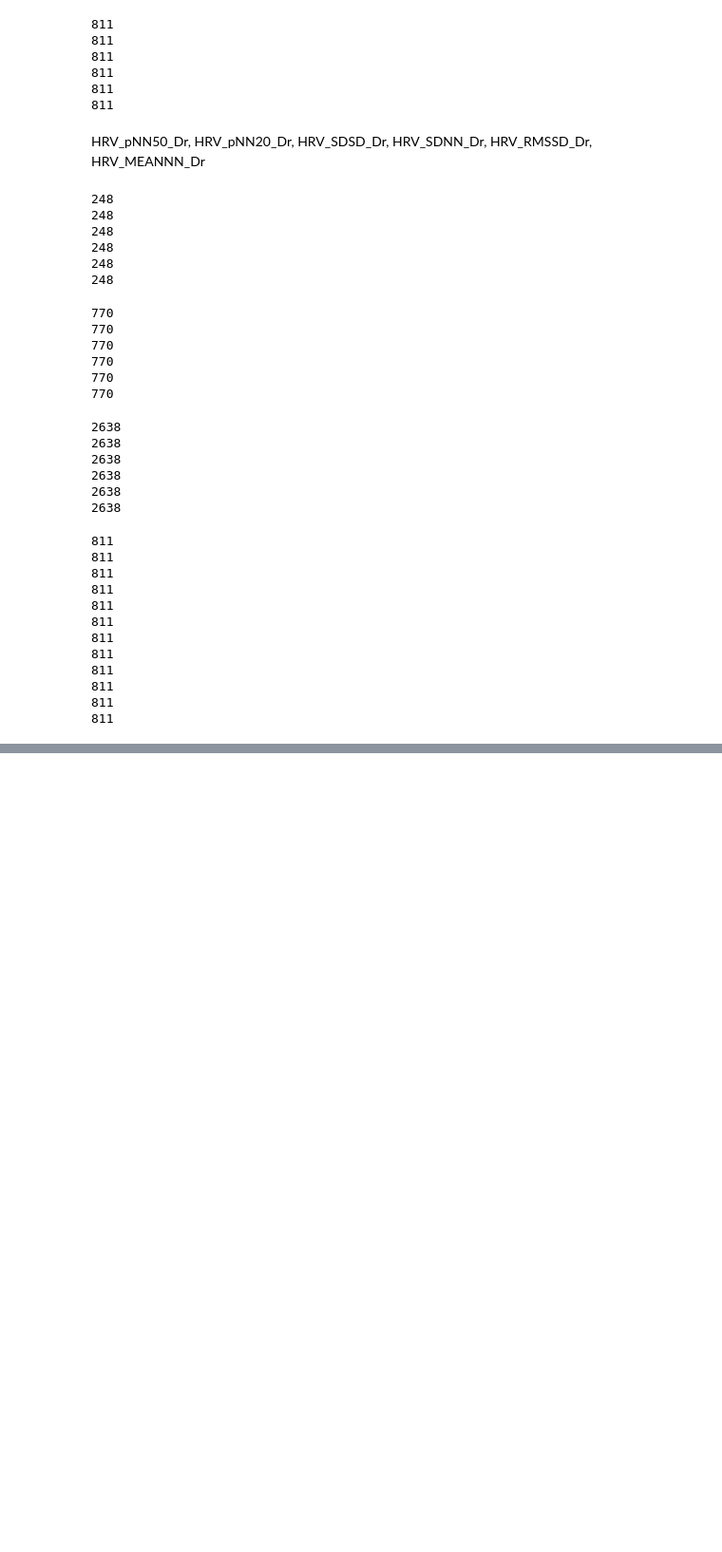
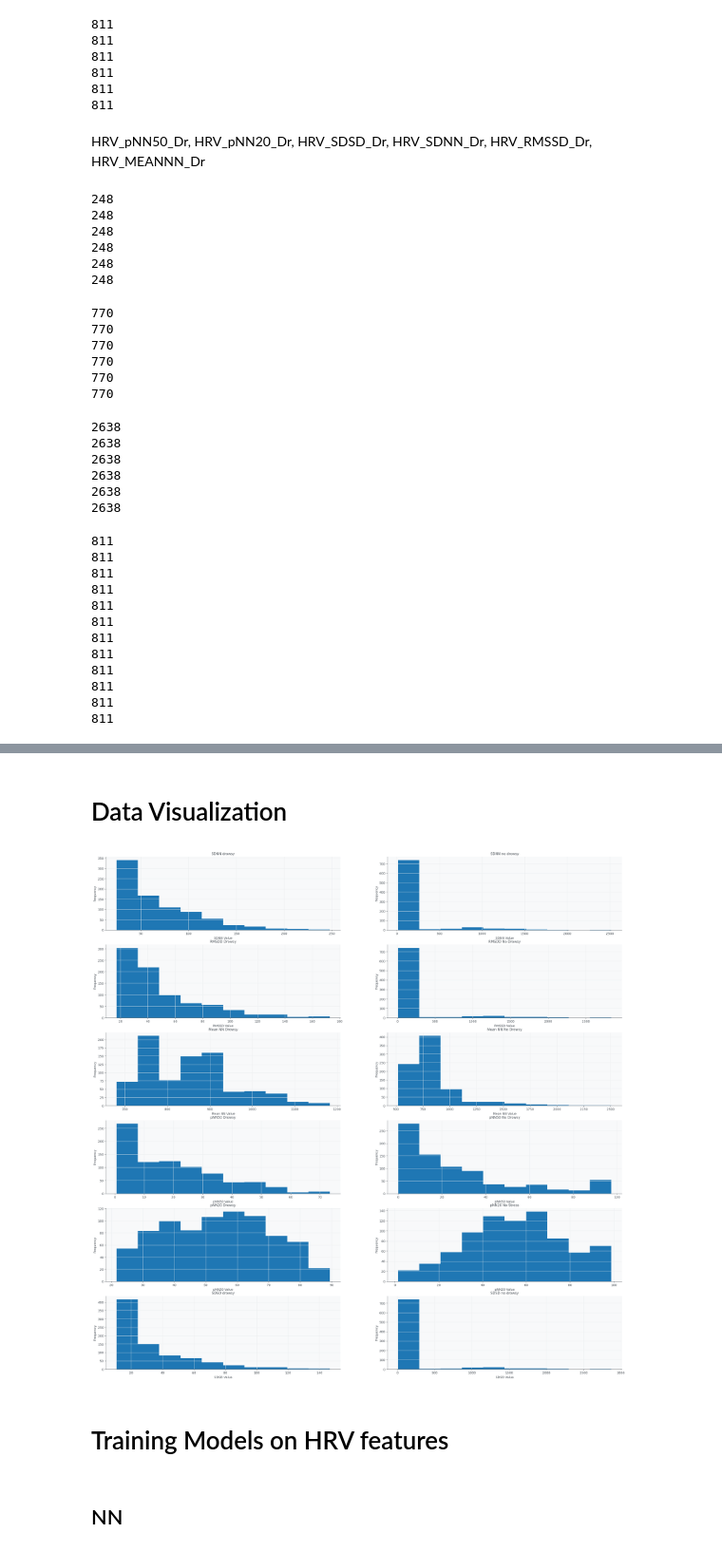
Before and after one commit to ibayoumi/SDP, a Jupyter notebook: drowsiness_model.ipynb, the cells around one changed output, grey strips where cells are left out. Shown at 95% size. Cells and saved outputs as stored; diff of their text form; code cells hidden in the pictures; blank space fills up the shorter version.

```diff
--- a/drowsiness_model.ipynb
+++ b/drowsiness_model.ipynb
@@ -1382,0 +1428,76 @@ extracted_model_csv.close()
+# %% [markdown]
+# Data Visualization #
+# %%
+fig, ax = plt.subplots(6,2, figsize=(30,30))
+#SDNN
+ax[0,0].hist(sdnn_drowsy)
+ax[0,0].set_xlabel("SDNN Value")
+ax[0,0].set_ylabel("Frequency")
+ax[0,0].set_title("SDNN drowsy")
+
+ax[0,1].hist(sdnn_no_drowsy)
+ax[0,1].set_xlabel("SDNN Value")
+ax[0,1].set_ylabel("Frequency")
+ax[0,1].set_title("SDNN no drowsy")
+
+#RMSSD
+ax[1,0].hist(rmssd_drowsy)
+ax[1,0].set_xlabel("RMSSD Value")
+ax[1,0].set_ylabel("Frequency")
+ax[1,0].set_title("RMSDD Drowsy")
+
+ax[1,1].hist(rmssd_no_drowsy)
+ax[1,1].set_xlabel("RMSSD Value")
+ax[1,1].set_ylabel("Frequency")
+ax[1,1].set_title("RMSDD No Drowsy")
+
+#mean nn
+ax[2,0].hist(mean_nn_drowsy)
+ax[2,0].set_xlabel("Mean NN Value")
+ax[2,0].set_ylabel("Frequency")
+ax[2,0].set_title("Mean NN Drowsy")
+
+ax[2,1].hist(mean_nn_no_drowsy)
+ax[2,1].set_xlabel("Mean NN Value")
+ax[2,1].set_ylabel("Frequency")
+ax[2,1].set_title("Mean NN No Drowsy")
+
+#PNN50
+ax[3,0].hist(pnn50_drowsy)
+ax[3,0].set_xlabel("pNN50 Value")
+ax[3,0].set_ylabel("Frequency")
+ax[3,0].set_title("pNN50 Drowsy")
+
+ax[3,1].hist(pnn50_no_drowsy)
+ax[3,1].set_xlabel("pNN50 Value")
+ax[3,1].set_ylabel("Frequency")
+ax[3,1].set_title("pNN50 No Drowsy")
+
+#PNN20
+ax[4,0].hist(pnn20_drowsy)
+ax[4,0].set_xlabel("pNN20 Value")
+ax[4,0].set_ylabel("Frequency")
+ax[4,0].set_title("pNN20 Drowsy")
+
+ax[4,1].hist(pnn20_no_drowsy)
+ax[4,1].set_xlabel("pNN20 Value")
+ax[4,1].set_ylabel("Frequency")
+ax[4,1].set_title("pNN20 No Stress")
+
+#SDSD
+ax[5,0].hist(sdsd_drowsy)
+ax[5,0].set_xlabel("SDSD Value")
+ax[5,0].set_ylabel("Frequency")
+ax[5,0].set_title("SDSD drowsy")
+
+ax[5,1].hist(sdsd_no_drowsy)
+ax[5,1].set_xlabel("SDSD Value")
+ax[5,1].set_ylabel("Frequency")
+ax[5,1].set_title("SDSD no drowsy")
+print()
+# %% [output]
+[figure, added]
+# %% [markdown]
+# Training Models on HRV features #
+# %% [markdown]
+## NN ##
```
Also changed, not shown: parts of 33 cells of this notebook.
